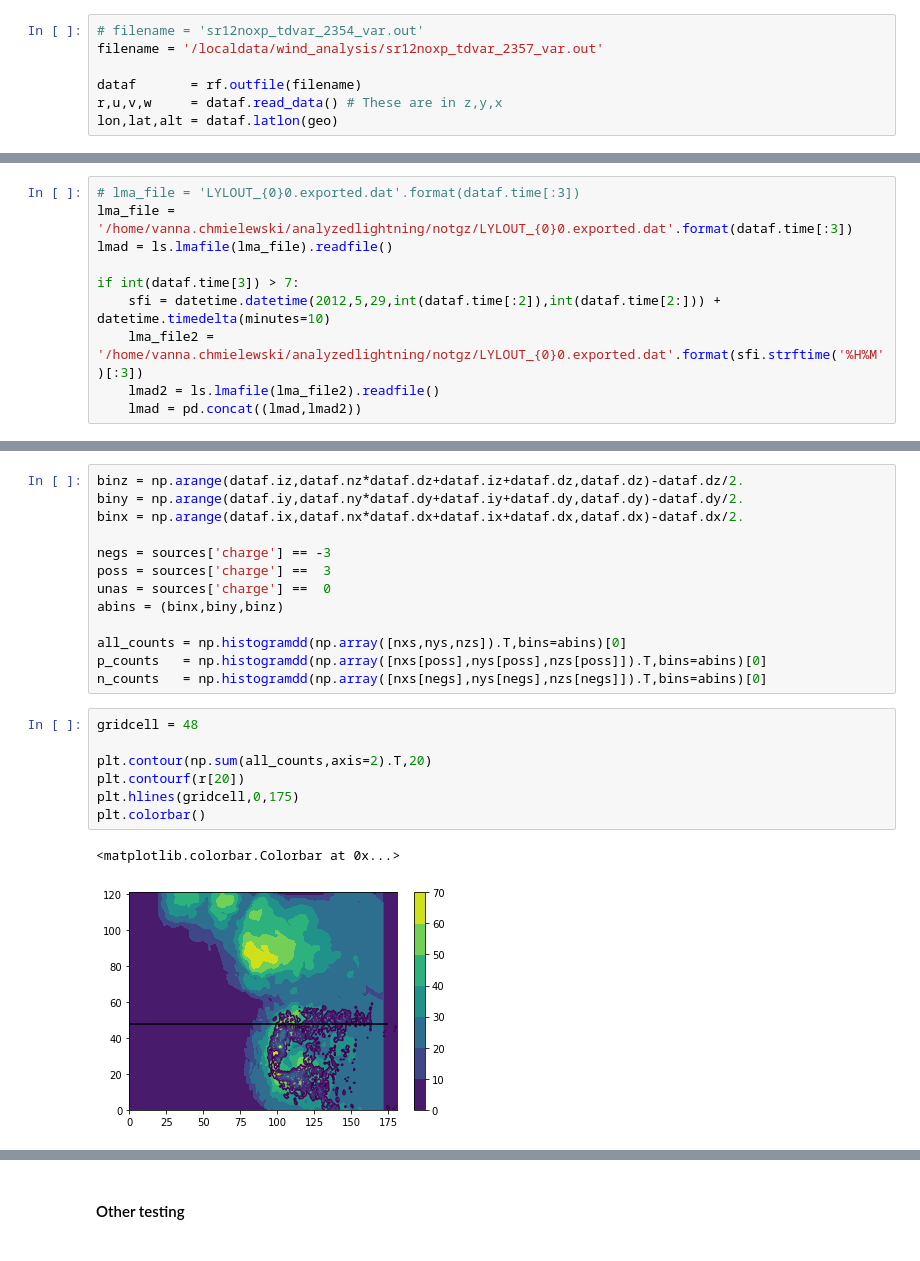
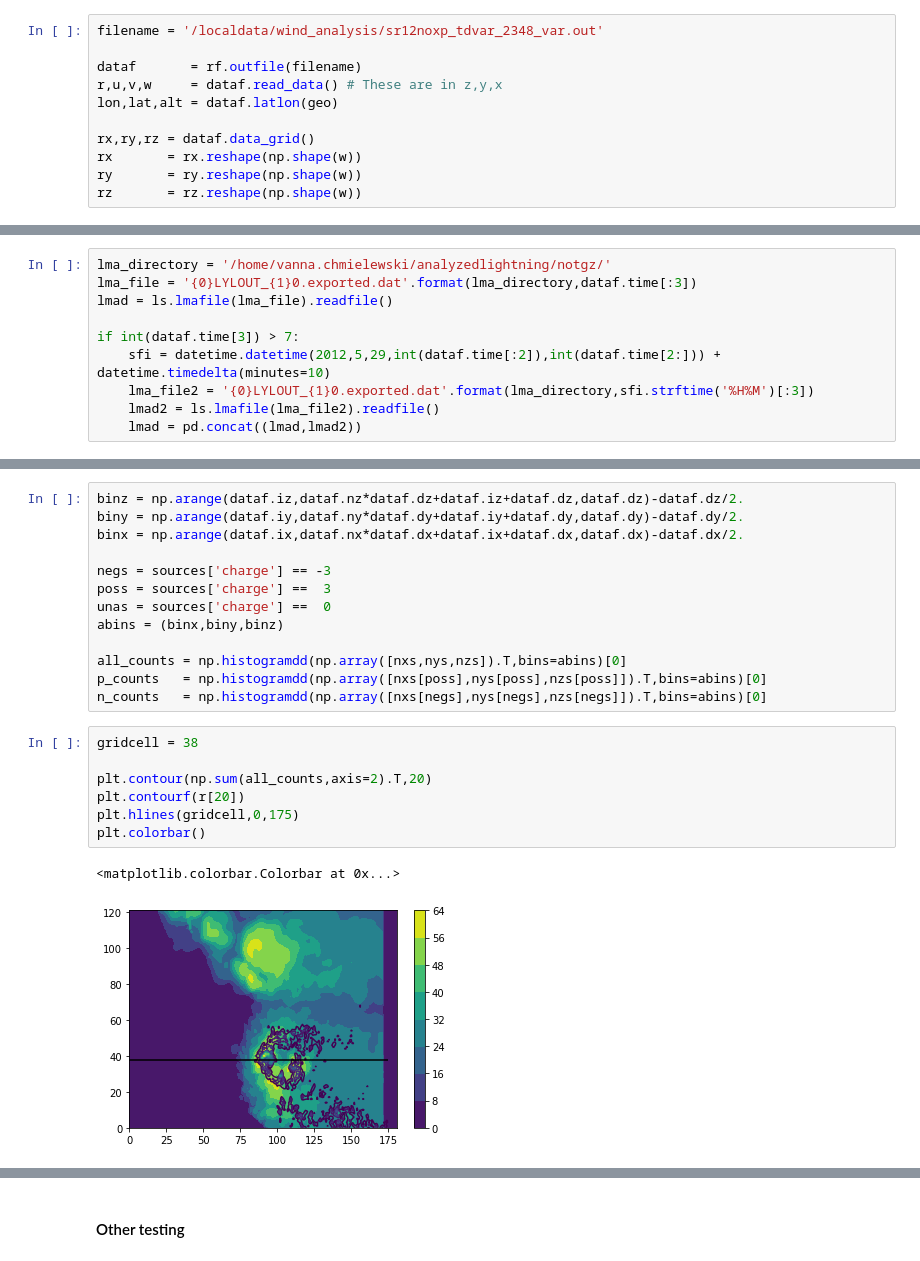
Before and after one commit to vbalderdash/varout_data, a Jupyter notebook: readout.ipynb, the cells around one changed output, grey strips where cells are left out. Cells and saved outputs as stored; diff of their text form.

```diff
--- a/readout.ipynb
+++ b/readout.ipynb
@@ -17,7 +20,11 @@ geo   = GeographicSystem()
 # %%
-# filename = 'sr12noxp_tdvar_2354_var.out'
-filename = '/localdata/wind_analysis/sr12noxp_tdvar_2357_var.out'
+filename = '/localdata/wind_analysis/sr12noxp_tdvar_2348_var.out'
 
 dataf       = rf.outfile(filename)
 r,u,v,w     = dataf.read_data() # These are in z,y,x
 lon,lat,alt = dataf.latlon(geo)
+
+rx,ry,rz = dataf.data_grid()
+rx       = rx.reshape(np.shape(w))
+ry       = ry.reshape(np.shape(w))
+rz       = rz.reshape(np.shape(w))
@@ -36,11 +35,11 @@ rz = rz.reshape(np.shape(w))
 # %%
-# lma_file = 'LYLOUT_{0}0.exported.dat'.format(dataf.time[:3])
-lma_file = '/home/vanna.chmielewski/analyzedlightning/notgz/LYLOUT_{0}0.exported.dat'.format(dataf.time[:3])
+lma_directory = '/home/vanna.chmielewski/analyzedlightning/notgz/'
+lma_file = '{0}LYLOUT_{1}0.exported.dat'.format(lma_directory,dataf.time[:3])
 lmad = ls.lmafile(lma_file).readfile()
 
 if int(dataf.time[3]) > 7:
     sfi = datetime.datetime(2012,5,29,int(dataf.time[:2]),int(dataf.time[2:])) + datetime.timedelta(minutes=10)
-    lma_file2 = '/home/vanna.chmielewski/analyzedlightning/notgz/LYLOUT_{0}0.exported.dat'.format(sfi.strftime('%H%M')[:3])
+    lma_file2 = '{0}LYLOUT_{1}0.exported.dat'.format(lma_directory,sfi.strftime('%H%M')[:3])
     lmad2 = ls.lmafile(lma_file2).readfile()
     lmad = pd.concat((lmad,lmad2))
 # %% [markdown]
@@ -77,15 +78,15 @@ all_counts = np.histogramdd(np.array([nxs,nys,nzs]).T,bins=abins)[0]
 p_counts   = np.histogramdd(np.array([nxs[poss],nys[poss],nzs[poss]]).T,bins=abins)[0]
 n_counts   = np.histogramdd(np.array([nxs[negs],nys[negs],nzs[negs]]).T,bins=abins)[0]
 # %%
-gridcell = 48
+gridcell = 38
 
 plt.contour(np.sum(all_counts,axis=2).T,20)
 plt.contourf(r[20])
 plt.hlines(gridcell,0,175)
 plt.colorbar()
 # %% [output]
 <matplotlib.colorbar.Colorbar at 0x...>
-[figure, old version]
+[figure, new version]
 # %%
 plt.figure(figsize=(8,3))
 
```
Also changed, not shown: parts of 24 cells of this notebook.
